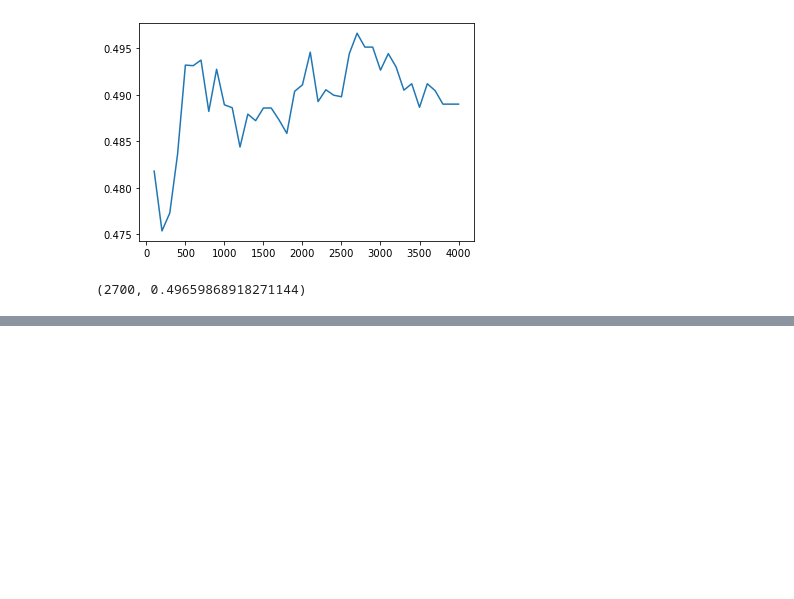
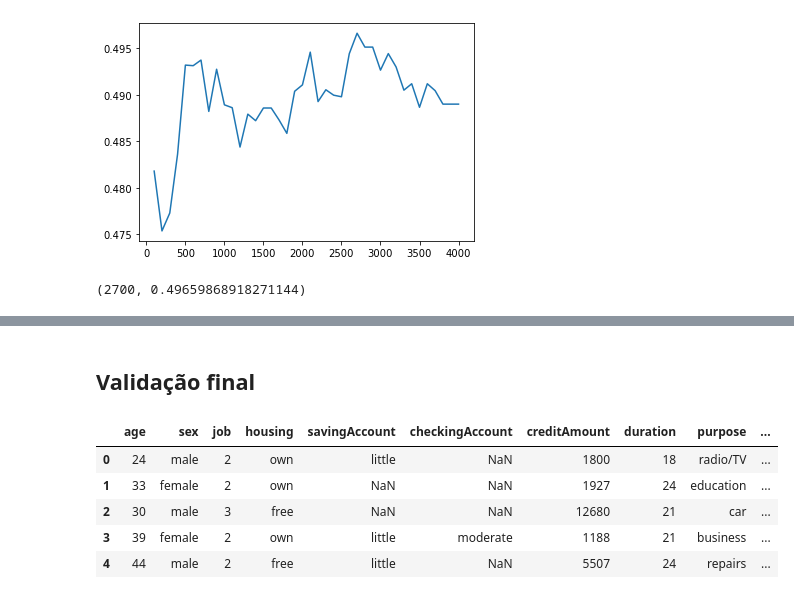
Before and after one commit to fbarth/ml-course, a Jupyter notebook: scripts/python/2020_german_credit/pipeline_BalancedRandomForest.ipynb, the cells around one changed output, grey strips where cells are left out. Saved outputs shown, nothing was run; the diff lists cells and outputs as text; code cells hidden in the pictures; blank space fills up the shorter version.

```diff
--- a/scripts/python/2020_german_credit/pipeline_BalancedRandomForest.ipynb
+++ b/scripts/python/2020_german_credit/pipeline_BalancedRandomForest.ipynb
@@ -150,0 +179,13 @@ weighted avg       0.68      0.61      0.63       900
+# %% [markdown]
+## Validação final
+# %%
+validacao = pd.read_csv('../../../dataset/german_credit_validation.csv')
+validacao = validacao.drop(columns=['Unnamed: 0'])
+validacao.head()
+# %% [output]
+|  | age | sex | job | housing | savingAccount | checkingAccount | creditAmount | duration | purpose | ... |
+| 0 | 24 | male | 2 | own | little | NaN | 1800 | 18 | radio/TV | ... |
+| 1 | 33 | female | 2 | own | NaN | NaN | 1927 | 24 | education | ... |
+| 2 | 30 | male | 3 | free | NaN | NaN | 12680 | 21 | car | ... |
+| 3 | 39 | female | 2 | own | little | moderate | 1188 | 21 | business | ... |
+| 4 | 44 | male | 2 | free | little | NaN | 5507 | 24 | repairs | ... |
```
Also changed, not shown: parts of 21 cells of this notebook, 2 other files.
